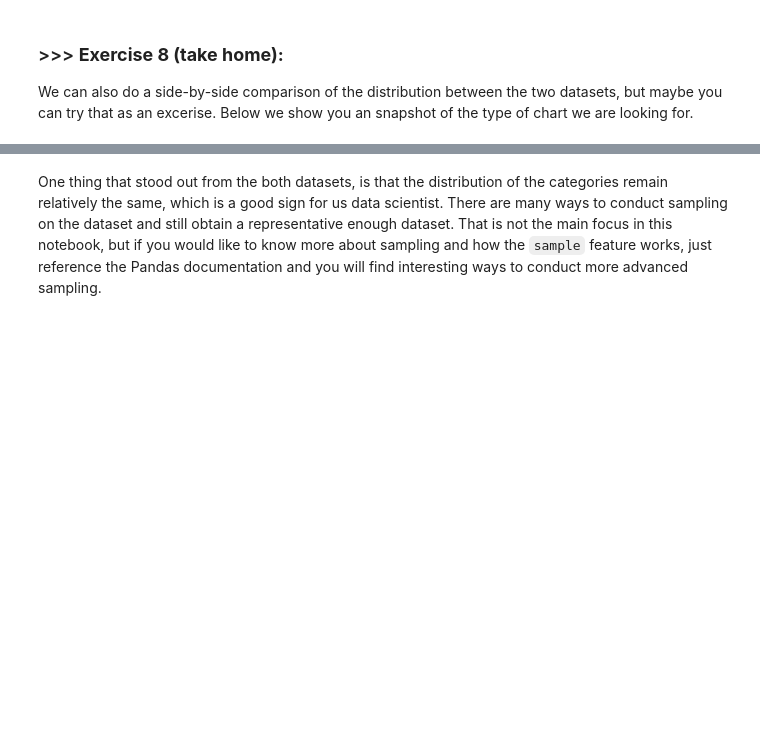
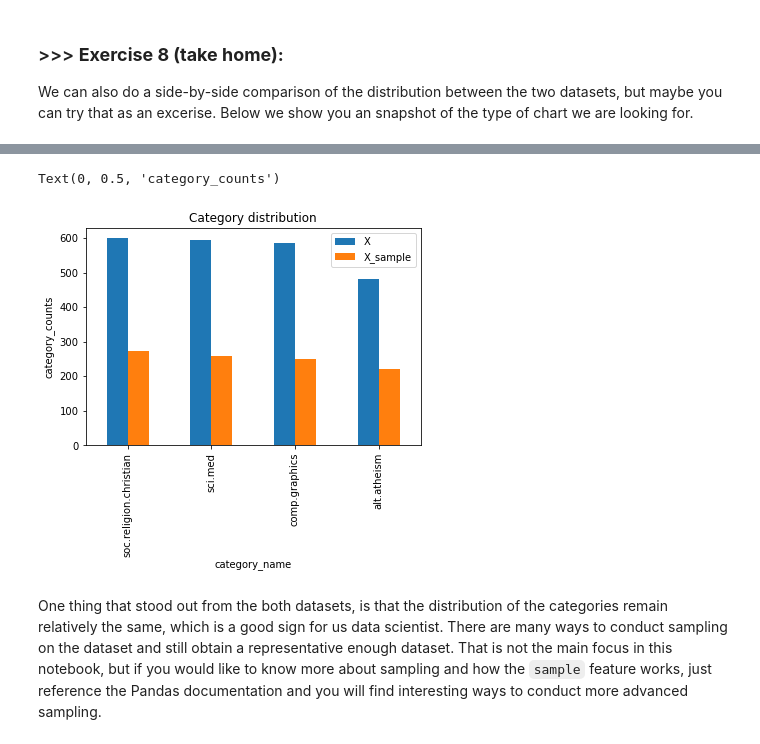
Before and after one commit to davidtseng2000/DM2022-Lab1-Master, a Jupyter notebook: DM2022-Lab1-Master.ipynb, the cells around one changed output, grey strips where cells are left out. Cells and saved outputs as stored; diff of their text form; code cells hidden in the pictures; blank space fills up the shorter version.

```diff
--- a/DM2022-Lab1-Master.ipynb
+++ b/DM2022-Lab1-Master.ipynb
@@ -753,3 +829,18 @@ We can also do a side-by-side comparison of the distribution between the two dat
+# %%
+# Answer here
+plotdata = pd.DataFrame({
+    "X": X.category_name.value_counts(),
+    "X_sample": X_sample.category_name.value_counts(),
+    },
+    index = ['soc.religion.christian', 'sci.med', 'comp.graphics', 'alt.atheism']
+)
+plotdata.plot(kind = "bar")
+plt.title("Category distribution")
+plt.xlabel("category_name")
+plt.ylabel("category_counts")
+# %% [output]
+Text(0, 0.5, 'category_counts')
+[figure, added]
 # %% [markdown]
 One thing that stood out from the both datasets, is that the distribution of the categories remain relatively the same, which is a good sign for us data scientist. There are many ways to conduct sampling on the dataset and still obtain a representative enough dataset. That is not the main focus in this notebook, but if you would like to know more about sampling and how the `sample` feature works, just reference the Pandas documentation and you will find interesting ways to conduct more advanced sampling.
 # %% [markdown]
```
Also changed, not shown: parts of 19 cells of this notebook.
